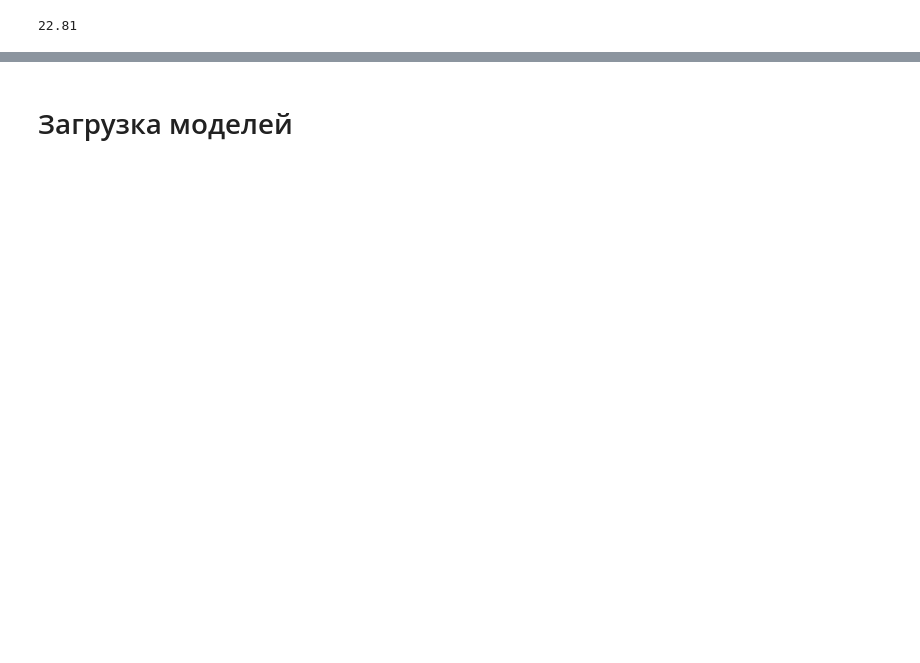
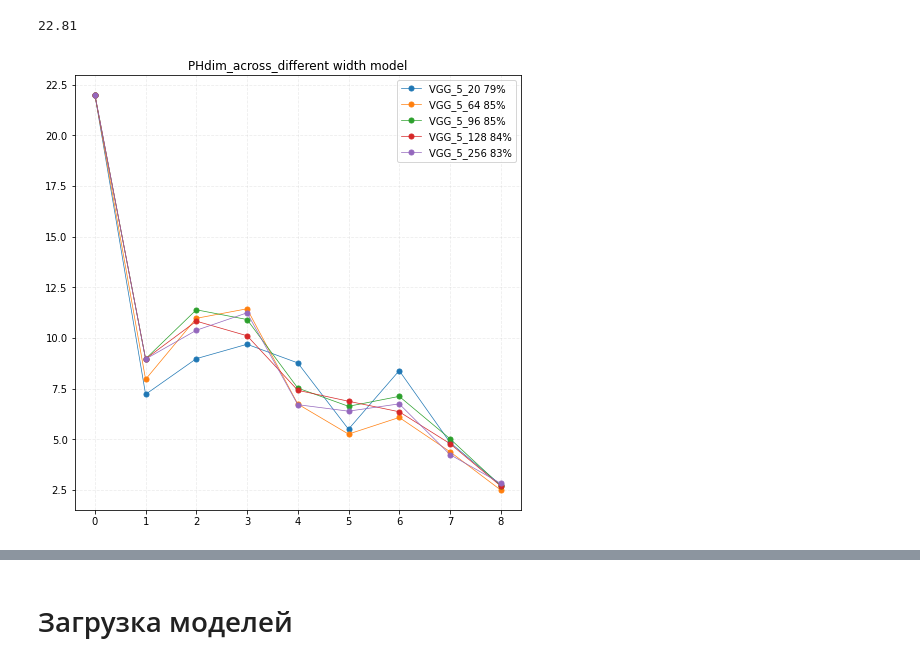
Before and after one commit to Germandev55/Topology_and_Geometry-for-Deep-Learning, a Jupyter notebook: ID_estimation.ipynb, the cells around one changed output, grey strips where cells are left out. Saved outputs shown, nothing was run; the diff lists cells and outputs as text; code cells hidden in the pictures; blank space fills up the shorter version.

```diff
--- a/ID_estimation.ipynb
+++ b/ID_estimation.ipynb
@@ -271,0 +492,5 @@ def estimate_ID_layers(model,data,layers_list,):
+# %%
+(x_train, y_train), (x_test, y_test) = tf.keras.datasets.cifar100.load_data()
+# Conver and normalize images [0..255] --> [0..1]
+x_train = x_train.astype('float32') / 255
+x_test = x_test.astype('float32') / 255
@@ -271,0 +636,2 @@ def estimate_ID_layers(model,data,layers_list,):
+# %%
+model.load_weights('/content/drive/MyDrive/dataset_spoofing/arcface_vgg32.h5')
@@ -294,21 +747,28 @@ print(round(PHdim_cifar10, 2))
 22.81
 # %%
 %%capture
-layers_check = [14, 27, 49, 71, 93, 115, -2, -1]
+layers_check =  [1, 5, 10, 15, 20, 25, -2, -1] #[14, 27, 49, 71, 93, 115, -2, -1]
 PHdim_cifar10 = [22]
 examples = 2000
-PHdim_Resnet_diff_width = []
-for model in Resnet_diff_width:
-  #PHdim_Resnet_diff_width.append(PHdim_cifar10 + PHDim_layers(model, x_train[:examples], layers_check, 0, alpha=1))
-  PHdim_Resnet_diff_width.append(MGST_layers(model, examples, layers_check, 0, 1, n_class=2, mode = 'local'))
+PHdim_models_diff_width = []
+model_list = VGG_diff_width
+for model in model_list:
+  PHdim_models_diff_width.append(PHdim_cifar10 + PHDim_layers(model, x_train[:examples], layers_check, 0, alpha=1))
+  #PHdim_Resnet_diff_width.append(MGST_layers(model, examples, layers_check, 0, 1, n_class=2, mode = 'local'))
+  #PHdim_models_diff_width.append([26]+estimate_ID_layers(model,x_train[:examples],layers_check))
+# %%
+PHdim_models_diff_width.append(PHdim_cifar10 + PHDim_layers(VGG_5_512, x_train[:examples], layers_check, 0, alpha=1))
 # %%
 fig, ax = plt.subplots(figsize=(8, 8))
-diff_width_model_dim = PHdim_Resnet_diff_width
-for ID_Resnet, name in zip(diff_width_model_dim, Resnet_diff_width_names):
-  plt.plot(range(len(ID_Resnet)), ID_Resnet, 'o-',  linewidth=0.7, markersize=5, label=name)
+diff_width_model_dim = PHdim_models_diff_width
+models_list_names = VGG_diff_width_names
+for ID_model_manifold, name in zip(diff_width_model_dim, models_list_names):
+  plt.plot(range(len(ID_model_manifold)), ID_model_manifold, 'o-',  linewidth=0.7, markersize=5, label=name)
 ax.grid(which='major', color='#CCCCCC', linestyle='--', alpha=0.35)
 plt.legend()
-plt.title('ID_across_different width model')
+plt.title('PHdim_across_different width model')
 plt.show()
+# %% [output]
+[figure, added]
 # %%
 n = 3
```
Also changed, not shown: parts of 57 cells of this notebook.
